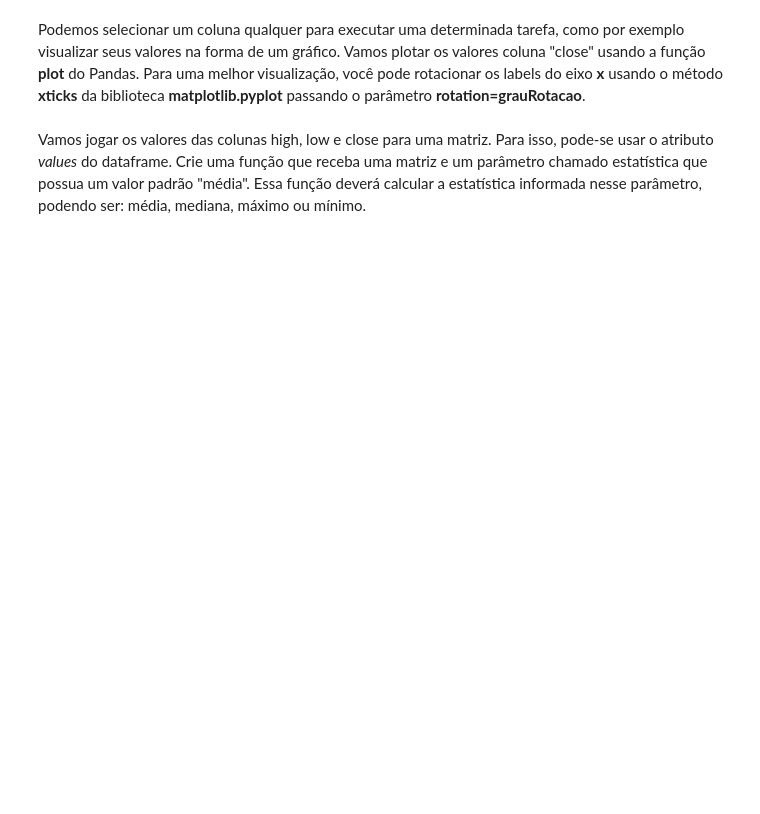
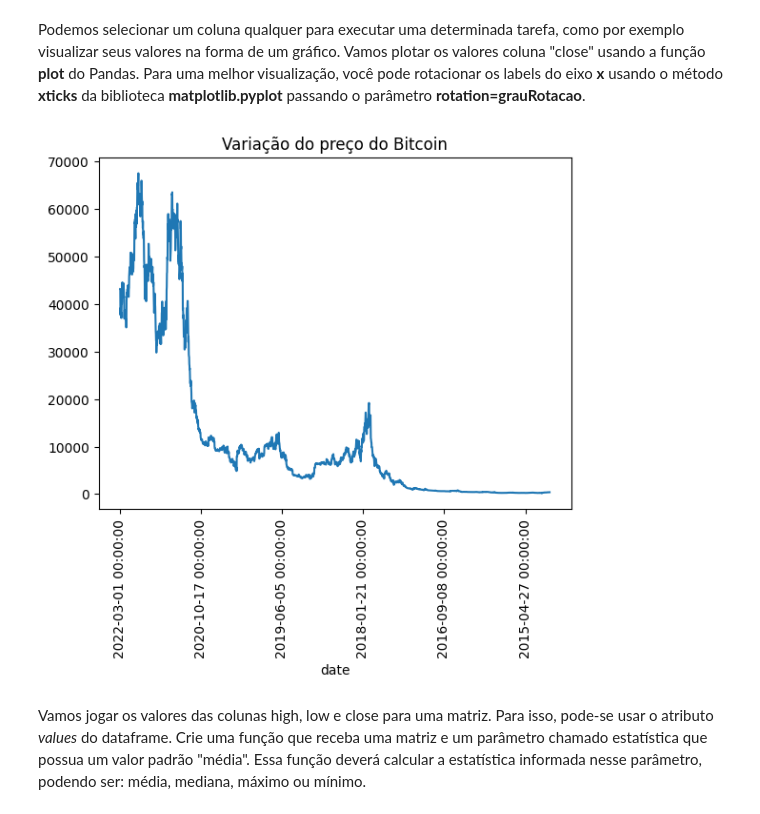
Before and after one commit to JoaoMichelS/Liga-de-IA, a Jupyter notebook: Aula 2/LIGAIA03_Iniciacao2.ipynb, the cells around one changed output. Saved outputs shown, nothing was run; the diff lists cells and outputs as text; code cells hidden in the pictures; blank space fills up the shorter version.

```diff
--- a/Aula 2/LIGAIA03_Iniciacao2.ipynb
+++ b/Aula 2/LIGAIA03_Iniciacao2.ipynb
@@ -24,3 +30,10 @@ Para abrir uma arquivo do Pandas em CSV, pode-se usar a função **read_csv**. O
  - index_col: coluna que será usada como índice. Caso não queira nenhuma, use None.
 
 Vamos usar para abrir o arquivo que acabamos de baixar.
+# %%
+import pandas as pd
+import numpy as np
+
+df_dataset = pd.read_csv("btc.csv", sep=",", index_col=None)
+
+print("Carregada com sucesso")
@@ -36,3 +102,7 @@ Para ver o tipo de dado de cada coluna use o atributo type.
 Para converter de um tipo para outro, use o método **astype** passando uma string como 'int', 'float', 'string', 'datetime64[ns]' (ns significa que a precisão será em nano segundos), 'float', etc.
 
 Converta a coluna 'date' para o formato de data-hora.
+# %%
+df_dataset['date'] = df_dataset['date'].astype('datetime64[ns]')
+
+print(df_dataset['date'].dtype)
@@ -42,3 +114,14 @@ Você pode transformar um coluna em índice usando o método **set_index**. Isso
 Por outro lado, para converter um índice em coluna, use **reset_index**, passando o parâmetro **drop=False**.
 
 Use isso para transformar a coluna date em índice.
+# %%
+df_dataset = df_dataset.set_index('date')
+display(df_dataset)
+
+#voltar a data para colunas em vez de indice
+df_dataset = df_dataset.reset_index(drop=False)
+display(df_dataset)
+
+#converter para indice
+df_dataset = df_dataset.set_index('date')
+display(df_dataset)
@@ -45,4 +170,15 @@ Use isso para transformar a coluna date em índice.
 # %% [markdown]
 Podemos selecionar um coluna qualquer para executar uma determinada tarefa, como por exemplo visualizar seus valores na forma de um gráfico. Vamos plotar os valores coluna "close" usando a função **plot** do Pandas. Para uma melhor visualização, você pode rotacionar os labels do eixo **x** usando o método **xticks** da biblioteca **matplotlib.pyplot** passando o parâmetro **rotation=grauRotacao**.
+# %%
+import matplotlib.pyplot as plt
+
+df_dataset['close'].plot()
+
+plt.xticks(rotation=90)
+plt.title("Variação do preço do Bitcoin")
+
+plt.show()
+# %% [output]
+[figure, added]
 # %% [markdown]
 Vamos jogar os valores das colunas high, low e close para uma matriz. Para isso, pode-se usar o atributo *values* do dataframe. Crie uma função que receba uma matriz e um parâmetro chamado estatística que possua um valor padrão "média". Essa função deverá calcular a estatística informada nesse parâmetro, podendo ser: média, mediana, máximo ou mínimo.
```
Also changed, not shown: parts of 14 cells of this notebook, 2 other files.
